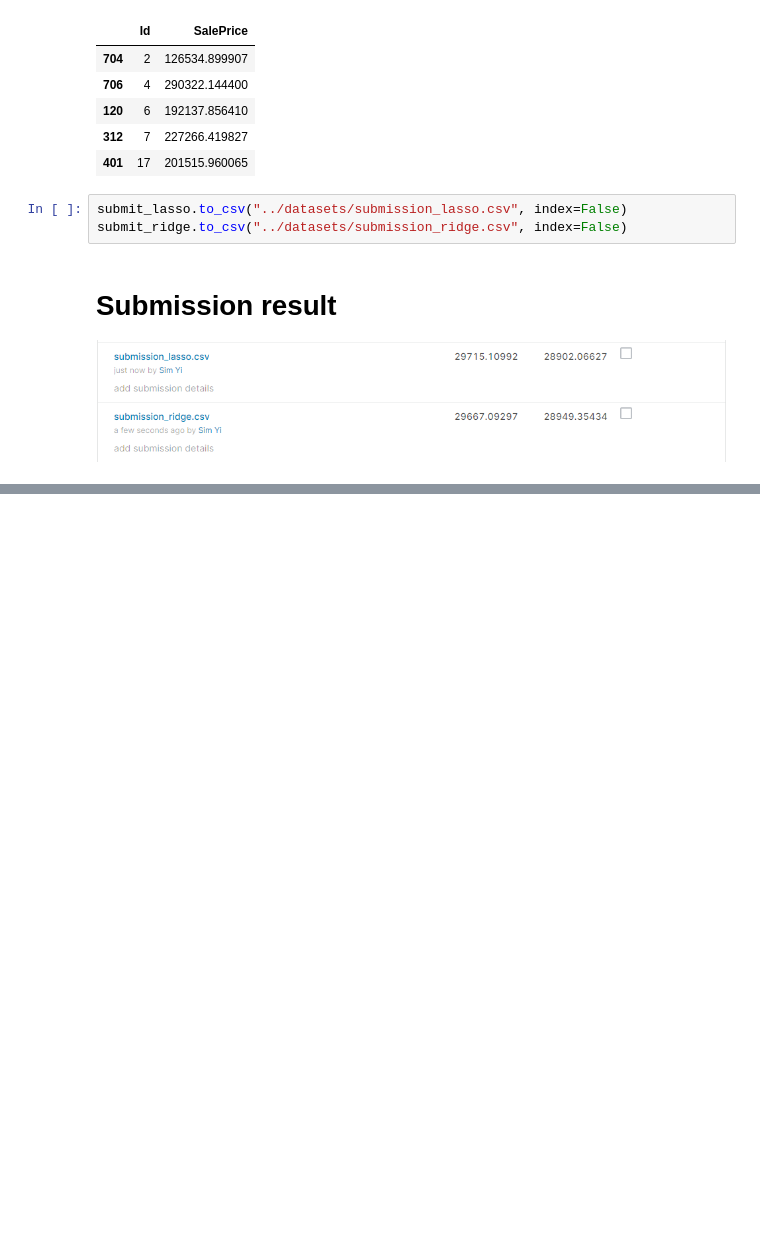
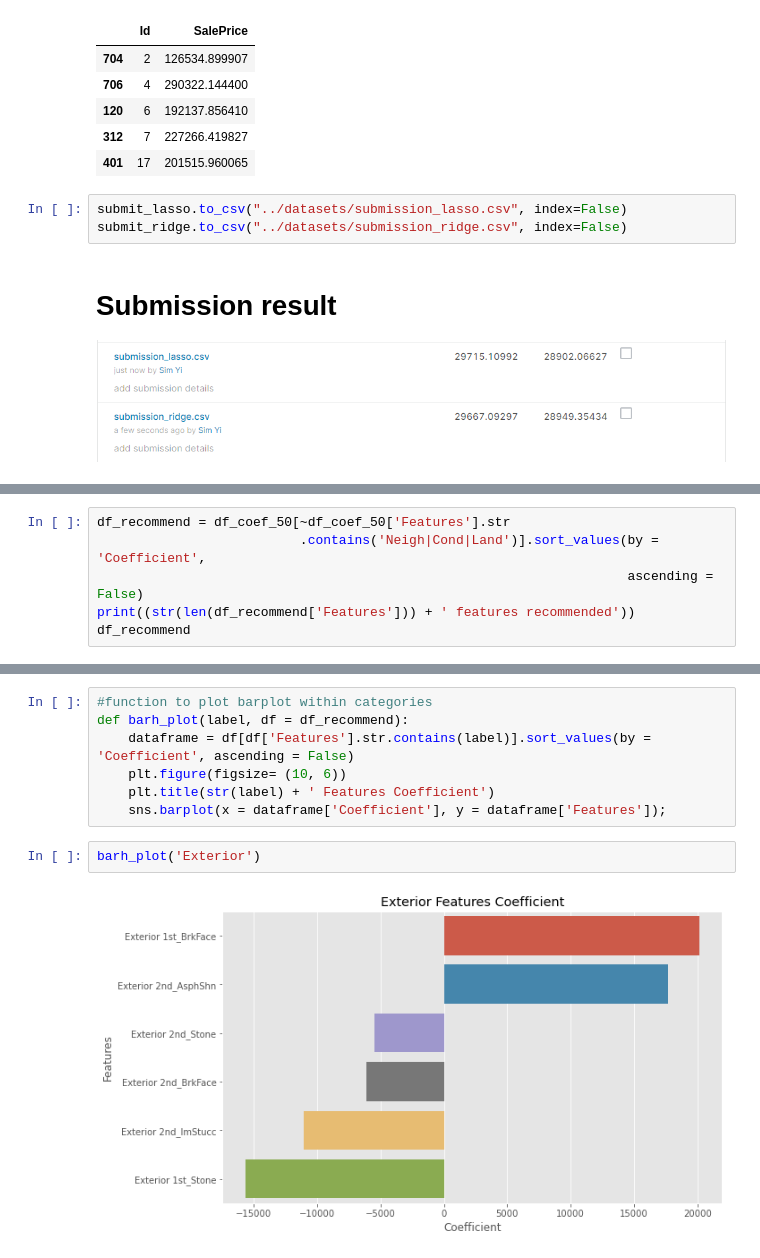
Before and after one commit to SimYiSY/Ames_Housing_Data, a Jupyter notebook: code/03 Model and Analysis.ipynb, the cells around one changed output, grey strips where cells are left out. Saved outputs shown, nothing was run; the diff lists cells and outputs as text; blank space fills up the shorter version.

```diff
--- a/code/03 Model and Analysis.ipynb
+++ b/code/03 Model and Analysis.ipynb
@@ -839,0 +754,6 @@ Big houses prices higher
+# %%
+df_recommend = df_coef_50[~df_coef_50['Features'].str
+                          .contains('Neigh|Cond|Land')].sort_values(by = 'Coefficient',
+                                                                    ascending = False)
+print((str(len(df_recommend['Features'])) + ' features recommended'))
+df_recommend
@@ -839,0 +779,11 @@ Big houses prices higher
+# %%
+#function to plot barplot within categories
+def barh_plot(label, df = df_recommend):
+    dataframe = df[df['Features'].str.contains(label)].sort_values(by = 'Coefficient', ascending = False)
+    plt.figure(figsize= (10, 6))
+    plt.title(str(label) + ' Features Coefficient')
+    sns.barplot(x = dataframe['Coefficient'], y = dataframe['Features']);
+# %%
+barh_plot('Exterior')
+# %% [output]
+[figure, added]
```
Also changed, not shown: parts of 47 cells of this notebook.
